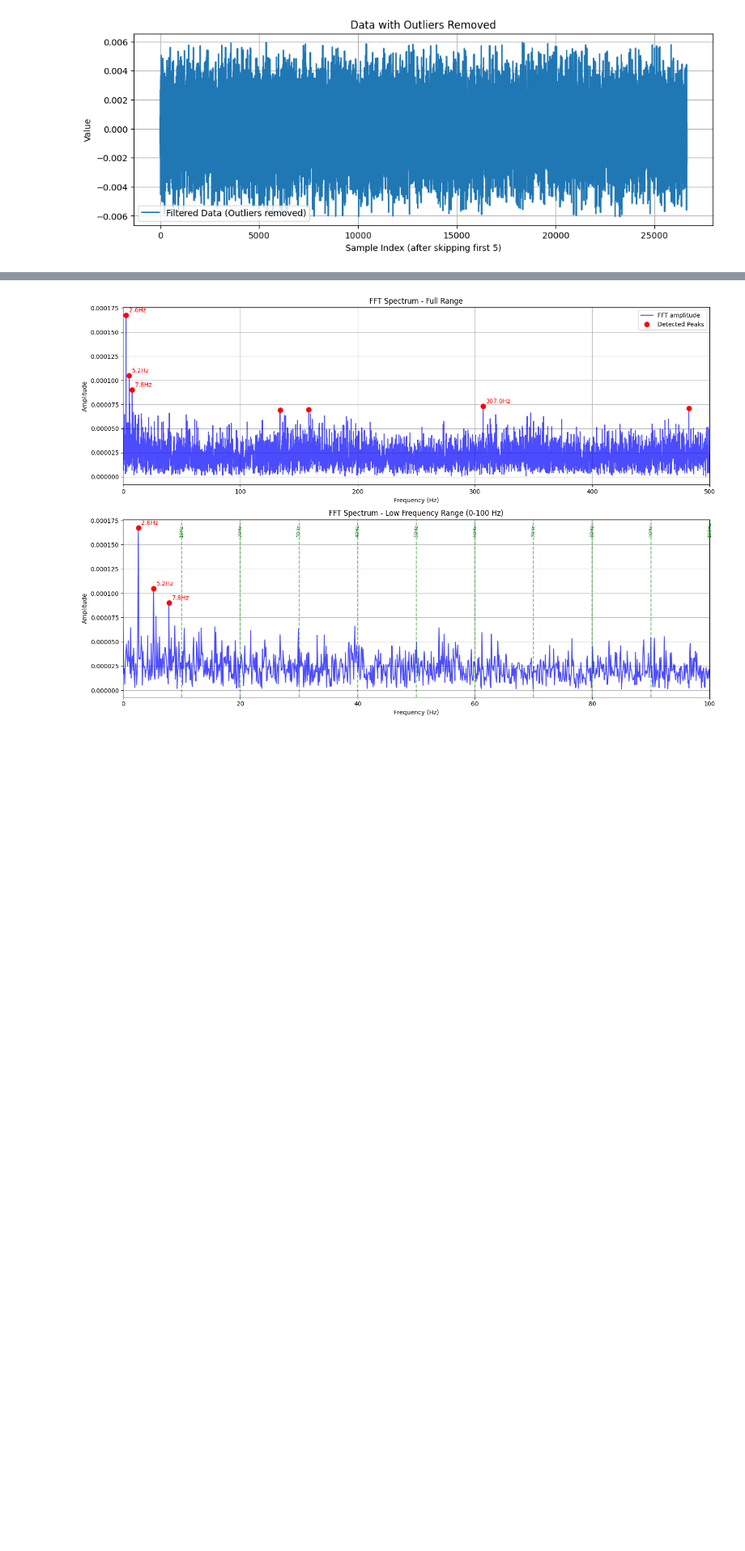
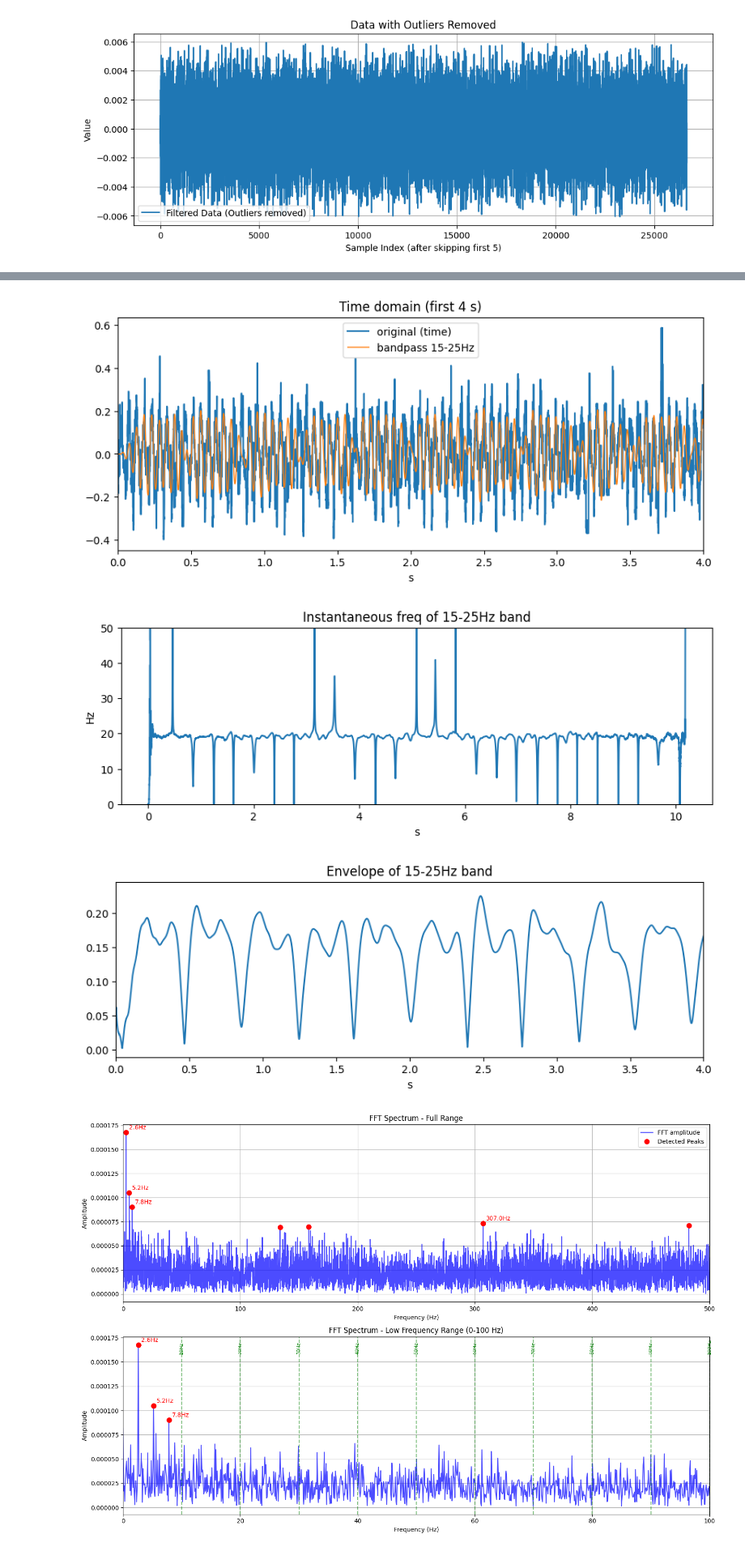
Before and after one commit to Kseorang1218/TmpRep, a Jupyter notebook: pic.ipynb, the cells around one changed output, grey strips where cells are left out. Shown at 81% size. Saved outputs shown, nothing was run; the diff lists cells and outputs as text; code cells hidden in the pictures; blank space fills up the shorter version.

```diff
--- a/pic.ipynb
+++ b/pic.ipynb
@@ -206,3 +282,44 @@ plt.show()
+# %%
+import numpy as np
+import matplotlib.pyplot as plt
+from scipy.signal import butter, sosfilt, hilbert
+
+# bandpass (15-25 Hz)
+def bandpass(sig, fs, low, high, order=4):
+    from scipy.signal import butter, sosfilt
+    sos = butter(order, [low, high], btype='band', fs=fs, output='sos')
+    return sosfilt(sos, sig)
+
+bp = bandpass(sig, fs, 15, 25)
+t = np.arange(len(sig))/fs
+
+# (A) 시간영역: 원본 vs bandpassed (첫 4초)
+plt.figure(figsize=(10,4))
+plt.plot(t[:int(4*fs)], sig[:int(4*fs)], label='original (time)')
+plt.plot(t[:int(4*fs)], bp[:int(4*fs)], label='bandpass 15-25Hz', linewidth=1)
+plt.xlim(0,4)
+plt.legend(); plt.title('Time domain (first 4 s)'); plt.xlabel('s'); plt.show()
+
+# (B) 힐버트로 instantaneous amplitude & frequency (bandpassed)
+analytic = hilbert(bp)
+inst_phase = np.unwrap(np.angle(analytic))
+inst_freq = np.diff(inst_phase) * fs / (2*np.pi)  # Hz
+plt.figure(figsize=(10,3))
+plt.plot(t[1:], inst_freq)
+plt.ylim(0,50)
+plt.xlabel('s'); plt.ylabel('Hz'); plt.title('Instantaneous freq of 15-25Hz band')
+plt.show()
+
+# (C) bandpassed envelope 확인
+env = np.abs(analytic)
+plt.figure(figsize=(10,3))
+plt.plot(t, env)
+plt.xlim(0,4)
+plt.title('Envelope of 15-25Hz band'); plt.xlabel('s'); plt.show()
+# %% [output]
+[figure, added]
+[figure, added]
+[figure, added]
 # %%
 import numpy as np
 import matplotlib.pyplot as plt
```
Also changed, not shown: parts of 3 cells of this notebook, 31 other files.
